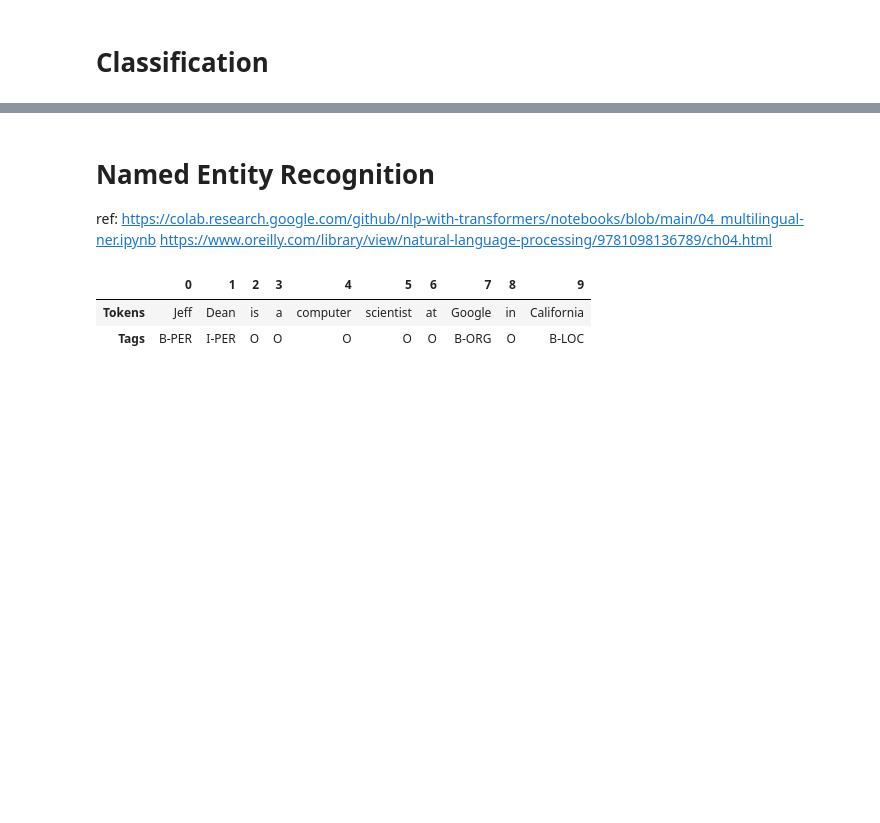
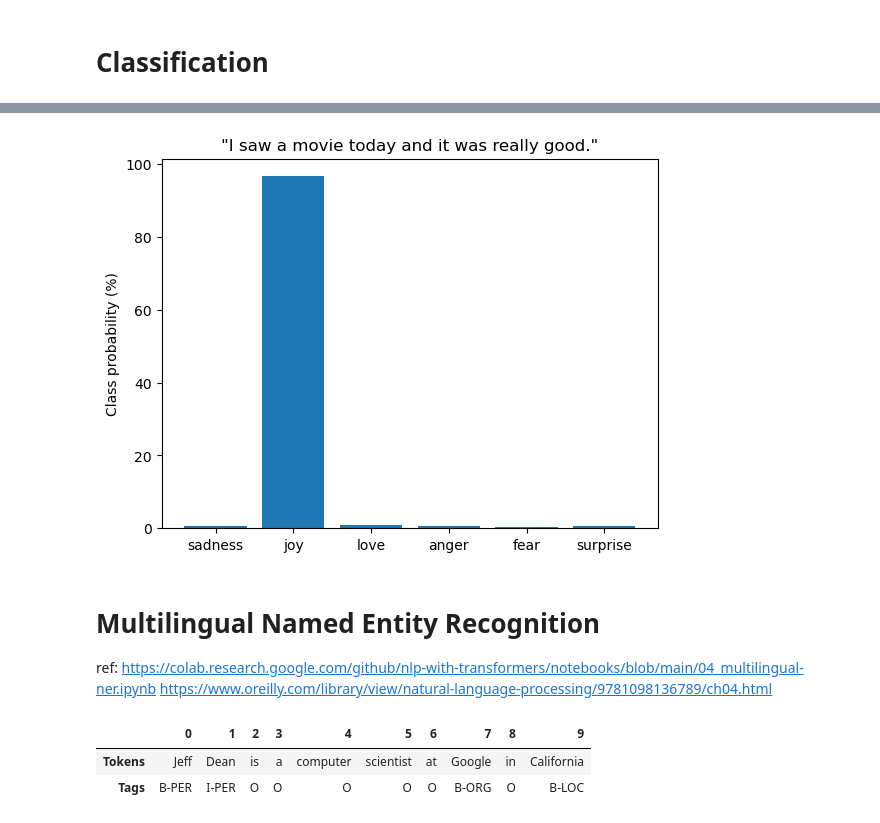
Before and after one commit to lkk688/DeepDataMiningLearning, a Jupyter notebook: nlp/huggingfaceClassifierNER.ipynb, the cells around one changed output, grey strips where cells are left out. Saved outputs shown, nothing was run; the diff lists cells and outputs as text; code cells hidden in the pictures; blank space fills up the shorter version.

```diff
--- a/nlp/BERTNER.ipynb
+++ b/nlp/huggingfaceClassifierNER.ipynb
@@ -173,0 +205,4 @@ opencood 0.1.0 requires scipy~=1.5.4, but you have scipy 1.10.1 which is incompa
+# %%
+emotions.set_format(type="pandas")
+df = emotions["train"][:]
+df.head()
@@ -173,0 +572,6 @@ opencood 0.1.0 requires scipy~=1.5.4, but you have scipy 1.10.1 which is incompa
+# %%
+from transformers import pipeline
+
+# Change `transformersbook` to your Hub username
+model_id = "lkk688/distilbert-base-uncased-finetuned-emotion"
+classifier = pipeline("text-classification", model=model_id)
@@ -174,5 +585,16 @@ opencood 0.1.0 requires scipy~=1.5.4, but you have scipy 1.10.1 which is incompa
+# %%
+custom_tweet = "I saw a movie today and it was really good."
+preds = classifier(custom_tweet, return_all_scores=True)
+# %%
+preds_df = pd.DataFrame(preds[0])
+plt.bar(labels, 100 * preds_df["score"], color='C0')
+plt.title(f'"{custom_tweet}"')
+plt.ylabel("Class probability (%)")
+plt.show()
+# %% [output]
+[figure, added]
 # %% [markdown]
-# Named Entity Recognition
+# Multilingual Named Entity Recognition
 ref: https://colab.research.google.com/github/nlp-with-transformers/notebooks/blob/main/04_multilingual-ner.ipynb
 https://www.oreilly.com/library/view/natural-language-processing/9781098136789/ch04.html
 # %%
```
Also changed, not shown: parts of 62 cells of this notebook.
